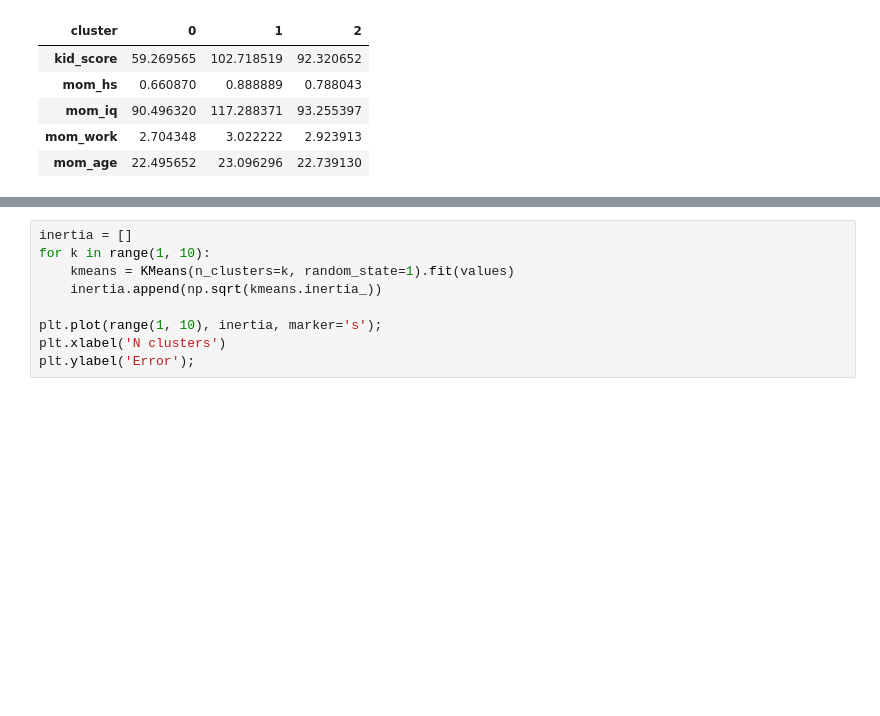
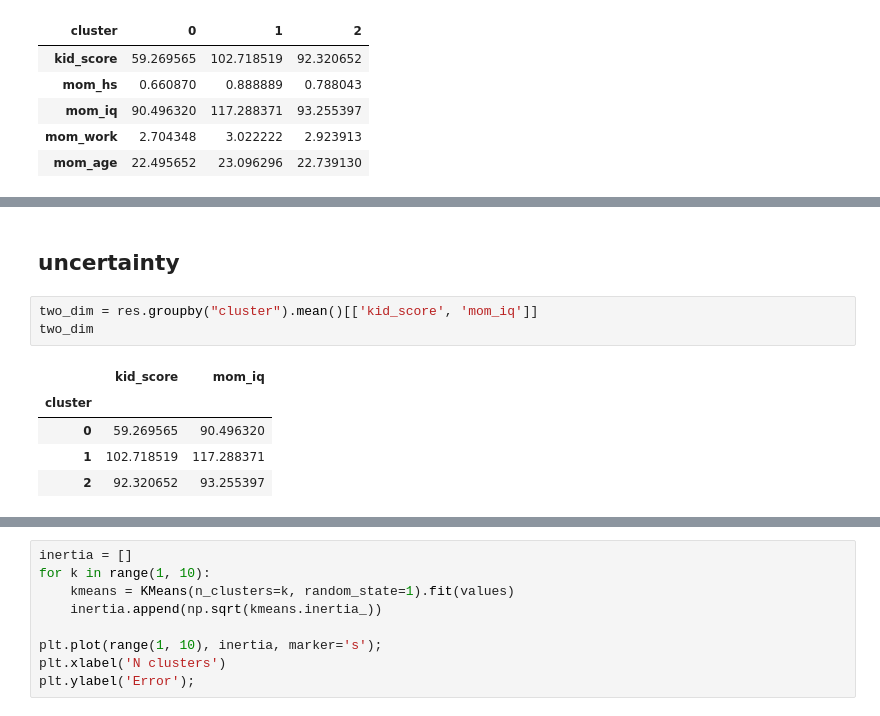
Before and after one commit to vvseva/DS_DAPS, a Jupyter notebook: 1-lab/summarization.ipynb, the cells around one changed output, grey strips where cells are left out. Drawn from its saved outputs; the diff is of its cells as text; blank space fills up the shorter version.

```diff
--- a/1-lab/summarization.ipynb
+++ b/1-lab/summarization.ipynb
@@ -430,0 +440,11 @@ res.groupby("cluster").mean().transpose()
+# %% [markdown]
+## uncertainty
+# %%
+two_dim = res.groupby("cluster").mean()[['kid_score', 'mom_iq']]
+two_dim
+# %% [output]
+|  | kid_score | mom_iq |
+| cluster |  |  |
+| 0 | 59.269565 | 90.496320 |
+| 1 | 102.718519 | 117.288371 |
+| 2 | 92.320652 | 93.255397 |
```
Also changed, not shown: parts of 2 cells of this notebook.
